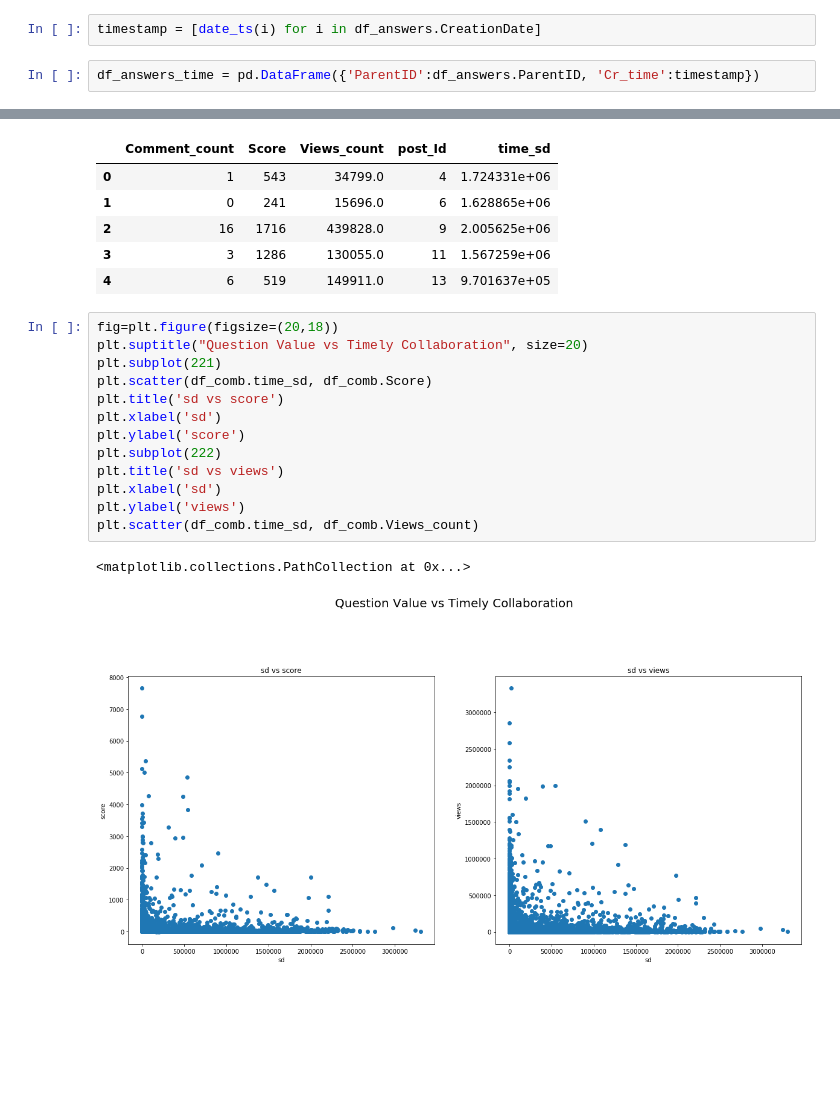
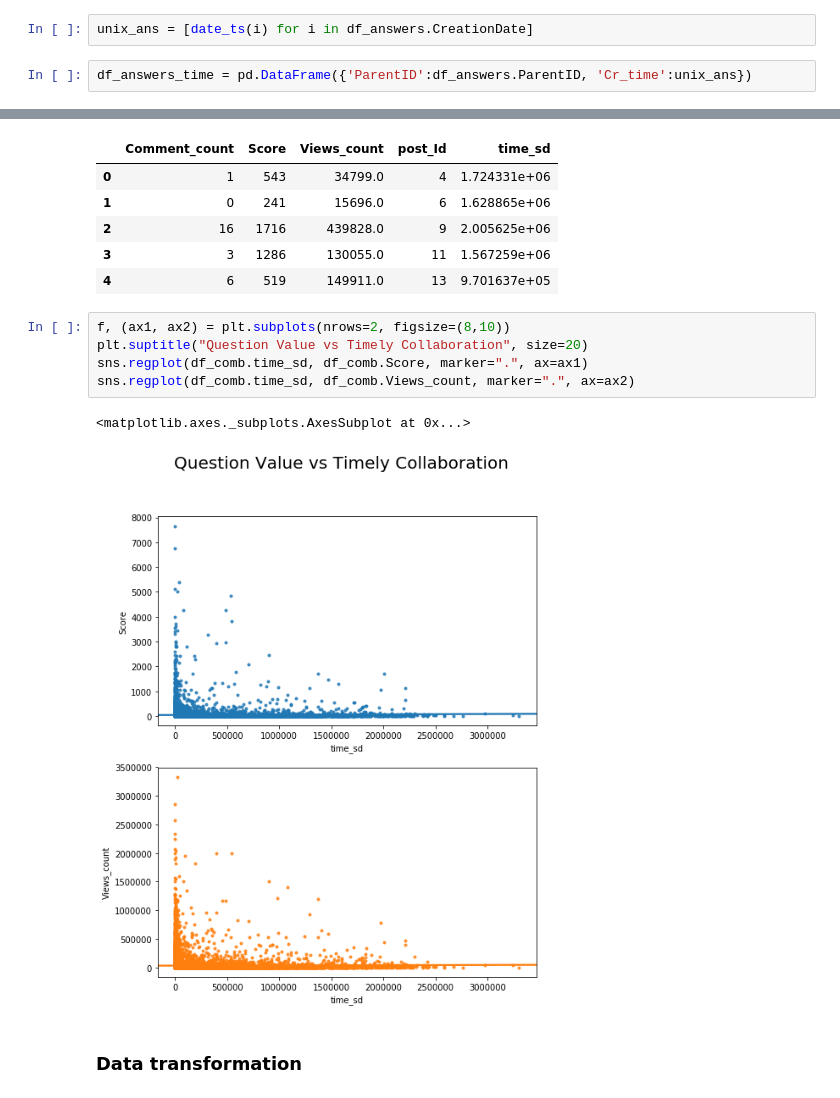
Before and after one commit to MaksimDan/160-Stackoverflow, a Jupyter notebook: source/eda/eda.ipynb, the cells around one changed output, grey strips where cells are left out. Cells and saved outputs as stored; diff of their text form; blank space fills up the shorter version.

```diff
--- a/source/eda/eda.ipynb
+++ b/source/eda/eda.ipynb
@@ -65,9 +65,9 @@ df_answers = df_answers.reset_index(drop=True)
 # %%
 df_answers.CreationDate = df_answers.CreationDate.str[:-4]
 # %%
-timestamp = [date_ts(i) for i in df_answers.CreationDate]
+unix_ans = [date_ts(i) for i in df_answers.CreationDate]
 # %%
-df_answers_time = pd.DataFrame({'ParentID':df_answers.ParentID, 'Cr_time':timestamp})
+df_answers_time = pd.DataFrame({'ParentID':df_answers.ParentID, 'Cr_time':unix_ans})
 # %%
 df_list = df_answers_time.groupby(df_answers_time.ParentID)
 # %%
@@ -150,19 +150,13 @@ df_comb.head()
 | 2 | 16 | 1716 | 439828.0 | 9 | 2.005625e+06 |
 | 3 | 3 | 1286 | 130055.0 | 11 | 1.567259e+06 |
 | 4 | 6 | 519 | 149911.0 | 13 | 9.701637e+05 |
-# %%
-fig=plt.figure(figsize=(20,18))
-plt.suptitle("Question Value vs Timely Collaboration", size=20)
-plt.subplot(221)
-plt.scatter(df_comb.time_sd, df_comb.Score)
-plt.title('sd vs score')
-plt.xlabel('sd')
-plt.ylabel('score')
-plt.subplot(222)
-plt.title('sd vs views')
-plt.xlabel('sd')
-plt.ylabel('views')
-plt.scatter(df_comb.time_sd, df_comb.Views_count)
-# %% [output]
-<matplotlib.collections.PathCollection at 0x...>
-[figure, removed]
+# %%
+f, (ax1, ax2) = plt.subplots(nrows=2, figsize=(8,10))
+plt.suptitle("Question Value vs Timely Collaboration", size=20)
+sns.regplot(df_comb.time_sd, df_comb.Score, marker=".", ax=ax1)
+sns.regplot(df_comb.time_sd, df_comb.Views_count, marker=".", ax=ax2)
+# %% [output]
+<matplotlib.axes._subplots.AxesSubplot at 0x...>
+[figure, added]
+# %% [markdown]
+### Data transformation
```
Also changed, not shown: parts of 24 cells of this notebook.
